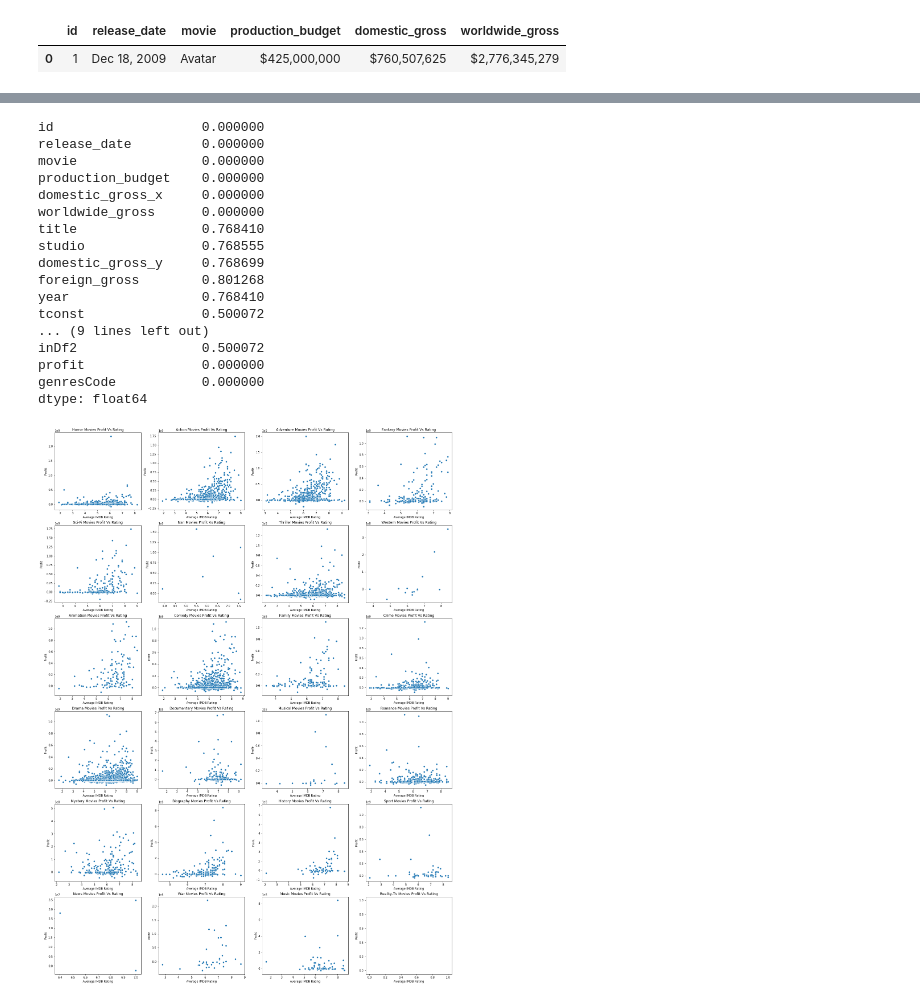
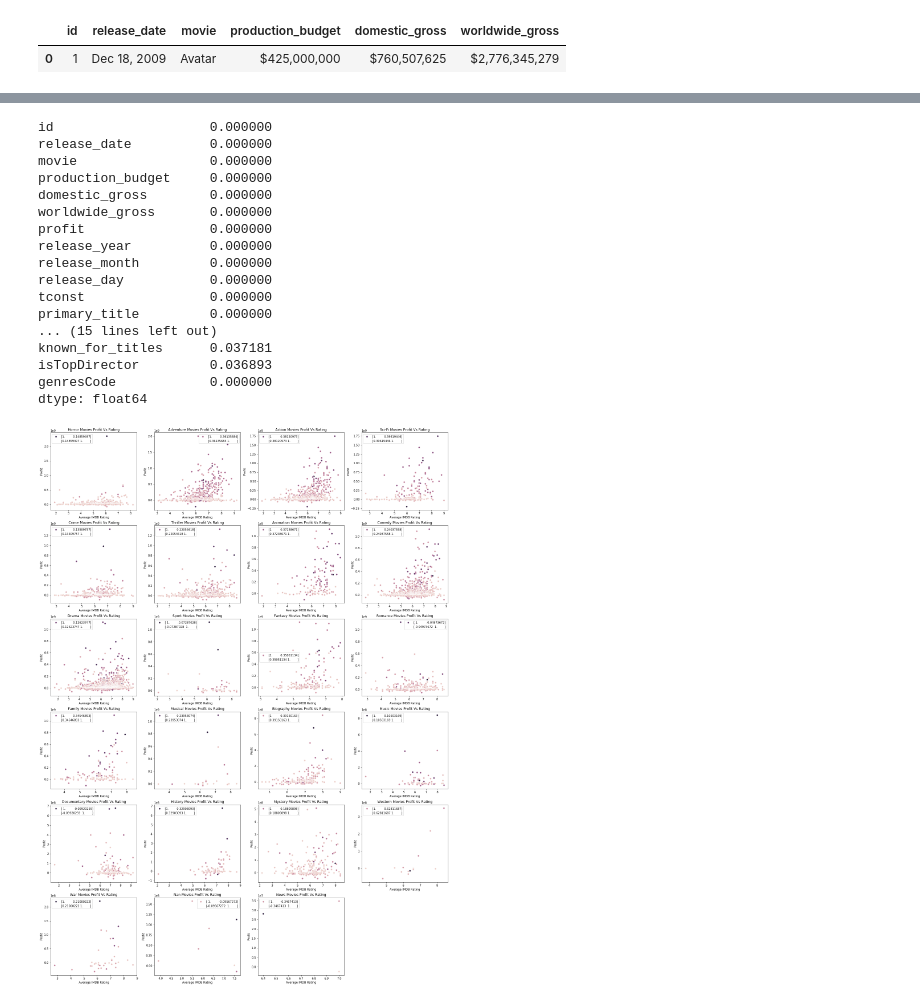
Before and after one commit to minthammock/dsc-mod-1-project-v2-1-onl01-dtsc-pt-041320, a Jupyter notebook: student.ipynb, the cells around one changed output, grey strips where cells are left out. Cells and saved outputs as stored; diff of their text form; code cells hidden in the pictures.

```diff
--- a/student.ipynb
+++ b/student.ipynb
@@ -262,8 +449,0 @@ thing4 = sns.lmplot(x = 'release_day', y ='profit', data = df2[:100], height = 4
-# %%
-x = df2['averagerating']
-y = df2['profit']
-
-fig,ax = plt.subplots(figsize = (10,10),
-                      ncols = 1, nrows = 1)
-ax = sns.scatterplot(x=x, y=y, hue = df2['production_budget'])
-ax.set_title('Profit Vs Average IMDB Rating: Shaded by Production Budget')
@@ -281,22 +458,22 @@ for x in range(2, 1000):
         primes.append(isPrime(x))
 # %%
 # convert object data to int data for analysis
-df2 = dfTn.merge(dfBomGross, how = 'left', left_on='movie', right_on = 'title' )
+# df2 = dfTn.merge(dfBomGross, how = 'left', left_on='movie', right_on = 'title' )
 
-df2['domestic_gross_x'] = [x.replace(',','').replace('$','') for x in df2['domestic_gross_x']]
-df2['domestic_gross_x'] = df2['domestic_gross_x'].astype('int64')
-df2['worldwide_gross'] = [x.replace(',','').replace('$','') for x in df2['worldwide_gross']]
-df2['worldwide_gross'] =df2['worldwide_gross'].astype('int64')
-df2['production_budget'] = [x.replace(',','').replace('$','') for x in df2['production_budget']]
-df2['production_budget'] =df2['production_budget'].astype('int64')
+# df2['domestic_gross_x'] = [x.replace(',','').replace('$','') for x in df2['domestic_gross_x']]
+# df2['domestic_gross_x'] = df2['domestic_gross_x'].astype('int64')
+# df2['worldwide_gross'] = [x.replace(',','').replace('$','') for x in df2['worldwide_gross']]
+# df2['worldwide_gross'] =df2['worldwide_gross'].astype('int64')
+# df2['production_budget'] = [x.replace(',','').replace('$','') for x in df2['production_budget']]
+# df2['production_budget'] =df2['production_budget'].astype('int64')
 
-df2 = df2.merge(dfInfo, how = 'left', left_on = 'movie', right_on = 'primary_title')
-df2['profit'] = df2['worldwide_gross'] - df2['production_budget']
+# df2 = df2.merge(dfInfo, how = 'left', left_on = 'movie', right_on = 'primary_title')
+# df2['profit'] = df2['worldwide_gross'] - df2['production_budget']
 
-df2['genres'] = df2['genres'].astype('str')
+dfFinal['genres'] = dfFinal['genres'].astype('str')
 
 genresList = []
-for x in df2['genres']:
+for x in dfFinal['genres']:
     temp = x.lower().strip().split(',')
     for i in temp:
         if i in genresList:
@@ -306,7 +483,7 @@ for x in df2['genres']:
 genresDict = {genresList[i]:primes[i] for i in range(len(genresList))}
 
 
-df2['genres'] = [x.strip().lower().split(',') for x in df2['genres']]
+dfFinal['genres'] = [x.strip().lower().split(',') for x in dfFinal['genres']]
 
 def productFunc(array):
     runningTotal = 1
@@ -314,47 +491,50 @@ def productFunc(array):
         runningTotal = runningTotal*genresDict[x]
     return runningTotal
 
-df2['genresCode'] = [productFunc(x) for x in df2['genres']]
+dfFinal['genresCode'] = [productFunc(x) for x in dfFinal['genres']]
 
 # http://jonathansoma.com/lede/data-studio/classes/small-multiples/long-explanation-of-using-plt-subplots-to-create-small-multiples/
 
-df2.isna().sum()/len(df2)
+dfFinal.isna().sum()/len(df2)
 # %% [output]
-id                   0.000000
-release_date         0.000000
-movie                0.000000
-production_budget    0.000000
-domestic_gross_x     0.000000
-worldwide_gross      0.000000
-title                0.768410
-studio               0.768555
-domestic_gross_y     0.768699
-foreign_gross        0.801268
-year                 0.768410
-tconst               0.500072
-... (9 lines left out)
-inDf2                0.500072
-profit               0.000000
-genresCode           0.000000
+id                    0.000000
+release_date          0.000000
+movie                 0.000000
+production_budget     0.000000
+domestic_gross        0.000000
+worldwide_gross       0.000000
+profit                0.000000
+release_year          0.000000
+release_month         0.000000
+release_day           0.000000
+tconst                0.000000
+primary_title         0.000000
+... (15 lines left out)
+known_for_titles      0.037181
+isTopDirector         0.036893
+genresCode            0.000000
 dtype: float64
 # %%
 def createAThing(df):
     fig = plt.figure(figsize=(25,35))
     plotnumber = 1
     for i in genresDict.keys():
         df[i] = [(x % genresDict[i] == 0) for x in df['genresCode']];
         x = df.loc[df[i]]['averagerating'];
         y = df.loc[df[i]]['profit'];
+        z = df.loc[df[i]]['production_budget']
 
-        ax = sns.scatterplot(x, y, ax = plt.subplot(6,4, plotnumber));
+        ax = sns.scatterplot(x, y, ax = plt.subplot(6,4, plotnumber), hue = z);
         ax.set_title(f'{i.title()} Movies Profit Vs Rating')
         ax.set_xlabel('Average IMDB Rating')
         ax.set_ylabel('Profit')
+        ax.legend(np.corrcoef(x,y))
+#         ax.legend(np.corrcoef(x,z))
         plotnumber = plotnumber +1
 
-createAThing(df2);
+createAThing(dfFinal);
 # %% [output]
-[figure, old version]
+[figure, new version]
 # %%
 # # https://seaborn.pydata.org/examples/multiple_joint_kde.html
 # df2 = dfTn.merge(dfBomGross, how = 'left', left_on='movie', right_on = 'title' )
```
Also changed, not shown: parts of 44 cells of this notebook.
